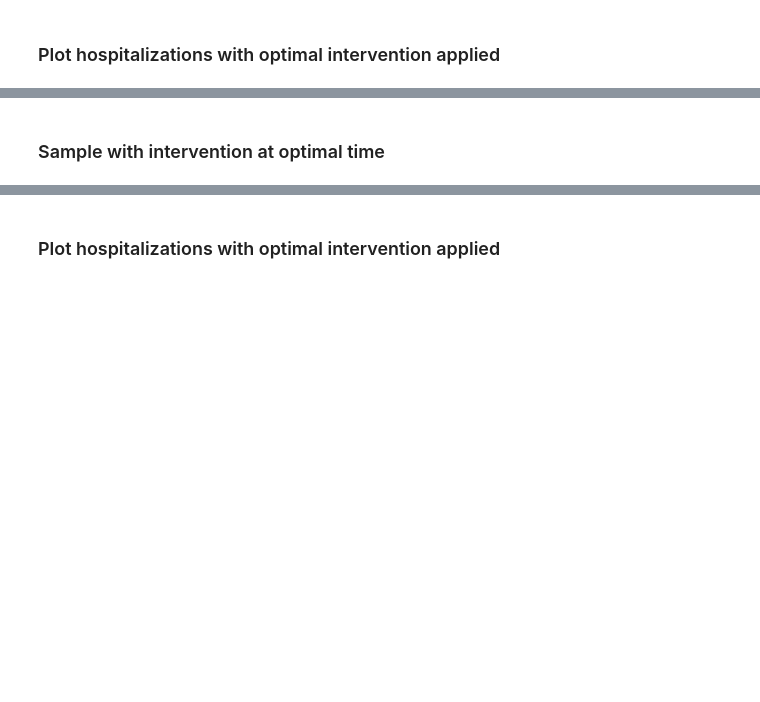
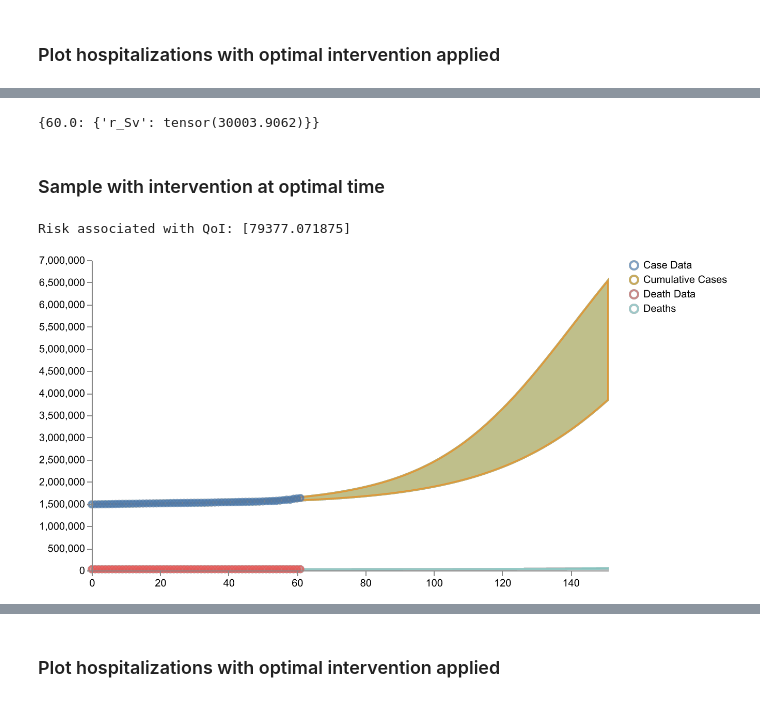
Before and after one commit to DARPA-ASKEM/program-milestones, a Jupyter notebook: Monthly_Scenarios_CIEMSS/July_2024_Scenario/July_2024_Scenario_Optimization.ipynb, the cells around one changed output, grey strips where cells are left out. Saved outputs shown, nothing was run; the diff lists cells and outputs as text; code cells hidden in the pictures; blank space fills up the shorter version.

```diff
--- a/Monthly_Scenarios_CIEMSS/July_2024_Scenario/July_2024_Scenario_Optimization.ipynb
+++ b/Monthly_Scenarios_CIEMSS/July_2024_Scenario/July_2024_Scenario_Optimization.ipynb
@@ -554,19 +321,43 @@ print("Intervention: ", static_parameter_interventions(optimization_result["poli
+# %%
+static_parameter_interventions(opt_result1["policy"])
+# %% [output]
+{60.0: {'r_Sv': tensor(30003.9062)}}
 # %% [markdown]
 ### Sample with intervention at optimal time
 # %%
 opt_intervention_result = pyciemss.sample(
     model,
     end_time,
     logging_step_size,
     num_samples,
     start_time=start_time,
     inferred_parameters=parameter_estimates,
     static_parameter_interventions=static_parameter_interventions(optimization_result["policy"]),
 )
 
 # Check risk estimate used in constraints
 print("Risk associated with QoI:", opt_intervention_result["risk"][observed_params[0]]["risk"])
 
-# Plot results for observables
-schema = plots.trajectories(opt_intervention_result["data"], keep=".*observable_state", qlow=0.0, qhigh=1.0)
+# Plot the result
+nice_labels = {
+        "cumulative_cases_observable_state": "Cumulative Cases",
+        "deceased_observable_state": "Deaths",
+        }
+nice_data_names = {
+        "cases": "Case Data",
+        "deaths": "Death Data"
+        }
+data_df = pd.read_csv(data)
+data_df.rename(columns=nice_data_names, inplace=True)
+schema = plots.trajectories(
+    pd.DataFrame(opt_intervention_result["data"]),
+    keep=["cumulative_cases_observable_state", "deceased_observable_state"],
+    relabel=nice_labels,
+    points=data_df.drop(columns=['Timestamp']).reset_index(drop=True)
+)
+
+plots.save_schema(schema, "_schema.json")
 plots.ipy_display(schema, dpi=150)
+# %% [output]
+Risk associated with QoI: [79377.071875]
+[figure, added]
```
Also changed, not shown: parts of 30 cells of this notebook, 4 other files.
